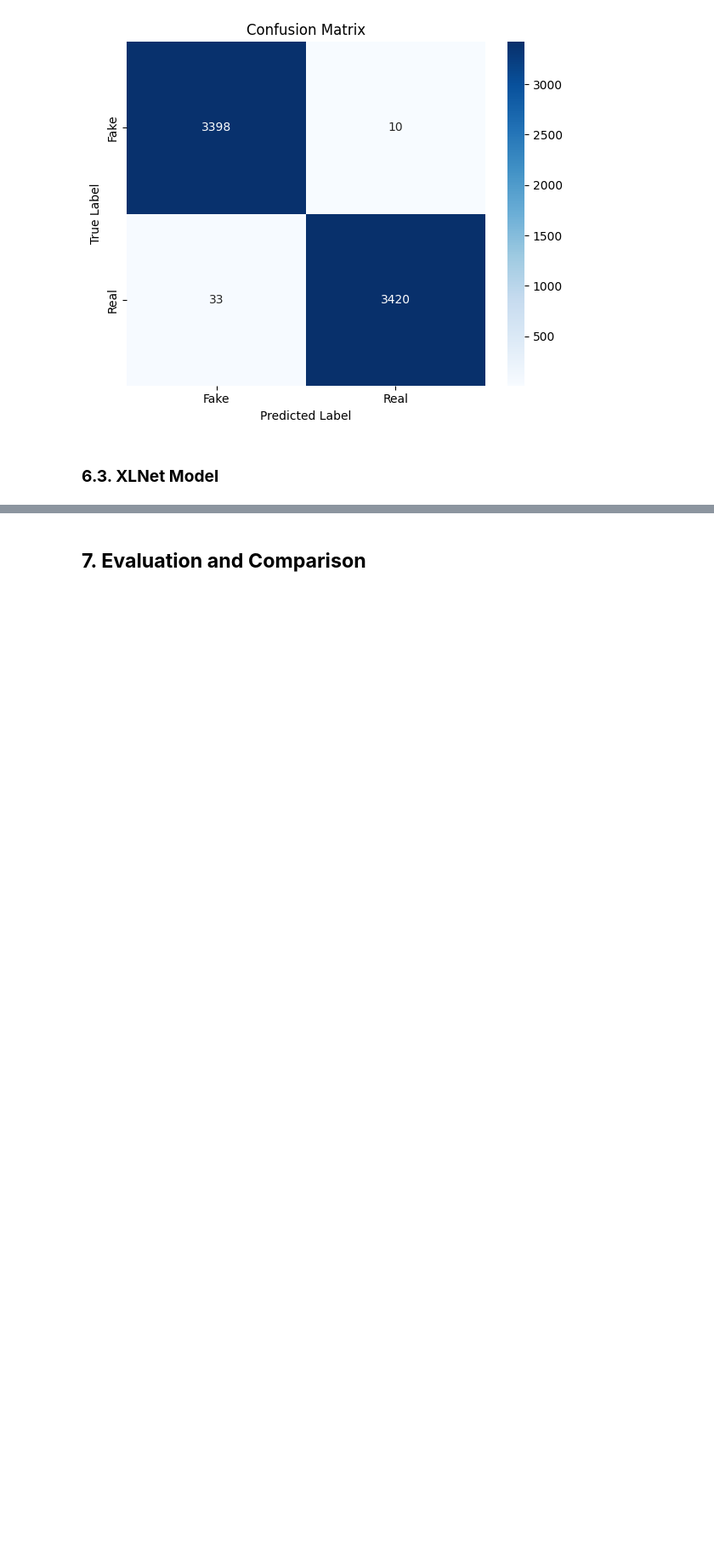
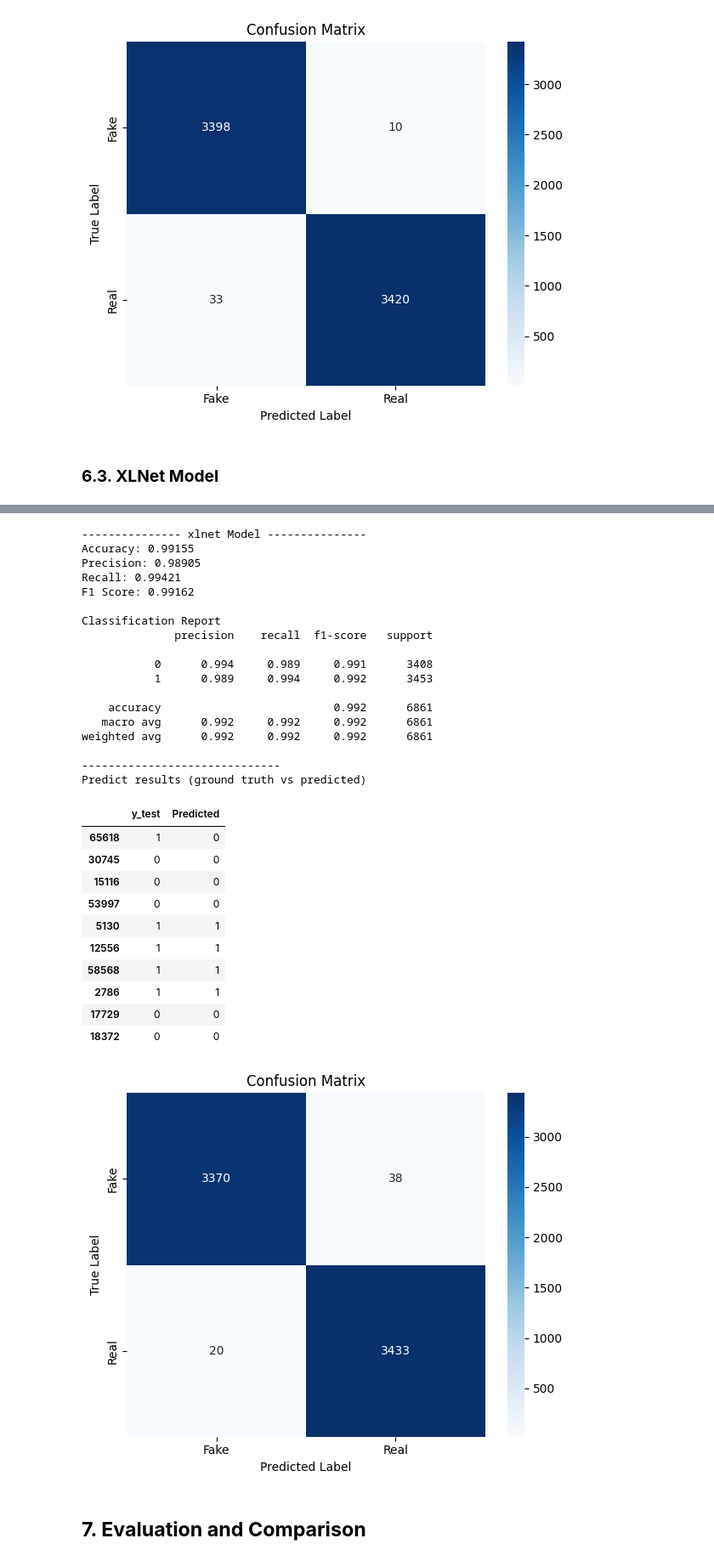
Before and after one commit to ththu0205/Fake-News-Detector, a Jupyter notebook: final_project.ipynb, the cells around one changed output, grey strips where cells are left out. Shown at 85% size. Cells and saved outputs as stored; diff of their text form; code cells hidden in the pictures; blank space fills up the shorter version.

```diff
--- a/final_project.ipynb
+++ b/final_project.ipynb
@@ -373,7 +373,7 @@ Dataset shape: (68604, 8)
 # %%
 # # LƯU VÀ LOAD LẠI DATA
 # df1.to_parquet("dataset_misinfo/data_after_preprocess.parquet", index=False)
-# df1 = pd.read_parquet("/kaggle/input/nlp-final-project/data_after_preprocess.parquet")
+df1 = pd.read_parquet("/kaggle/input/nlp-final-project/data_after_preprocess.parquet")
 # %% [markdown]
 ## **02. EDA**
 # %%
@@ -825,7 +825,7 @@ def evaluate_model(model_name, y_test, y_pred):
     print(f"Predict results (ground truth vs predicted)")
     df_pred = pd.DataFrame({
         'y_test': y_test,
-        'Predicted': y_pred if 'base' in model_name else y_pred.reshape(-1)
+        'Predicted': y_pred if ('bert' in model_name or 'xlnet' in model_name) else y_pred.reshape(-1)
     })
     # Xem ngẫu nhiên 10 sample
     display(df_pred.sample(10))
@@ -1851,6 +1872,37 @@ visualize_loss(
 # %%
 # Evaluate model
-evaluate_model('XLNet', y_test, y_pred_xlnet)
+evaluate_model('xlnet', y_test, y_pred_xlnet)
+# %% [output]
+--------------- xlnet Model ---------------
+Accuracy: 0.99155
+Precision: 0.98905
+Recall: 0.99421
+F1 Score: 0.99162
+
+Classification Report
+              precision    recall  f1-score   support
+
+           0      0.994     0.989     0.991      3408
+           1      0.989     0.994     0.992      3453
+
+    accuracy                          0.992      6861
+   macro avg      0.992     0.992     0.992      6861
+weighted avg      0.992     0.992     0.992      6861
+
+------------------------------
+Predict results (ground truth vs predicted)
+|  | y_test | Predicted |
+| 65618 | 1 | 0 |
+| 30745 | 0 | 0 |
+| 15116 | 0 | 0 |
+| 53997 | 0 | 0 |
+| 5130 | 1 | 1 |
+| 12556 | 1 | 1 |
+| 58568 | 1 | 1 |
+| 2786 | 1 | 1 |
+| 17729 | 0 | 0 |
+| 18372 | 0 | 0 |
+[figure, added]
 # %% [markdown]
 ## **7. Evaluation and Comparison**
 # %% [markdown]
```
Also changed, not shown: parts of 10 cells of this notebook.
